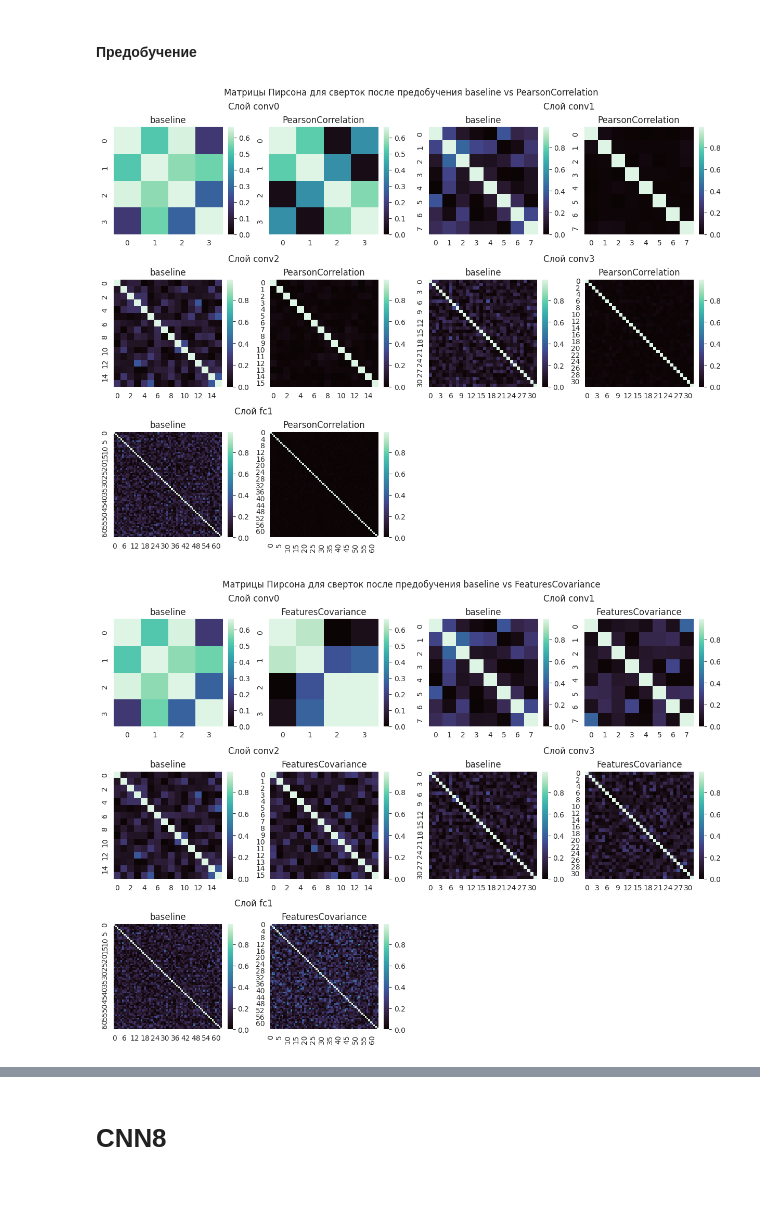
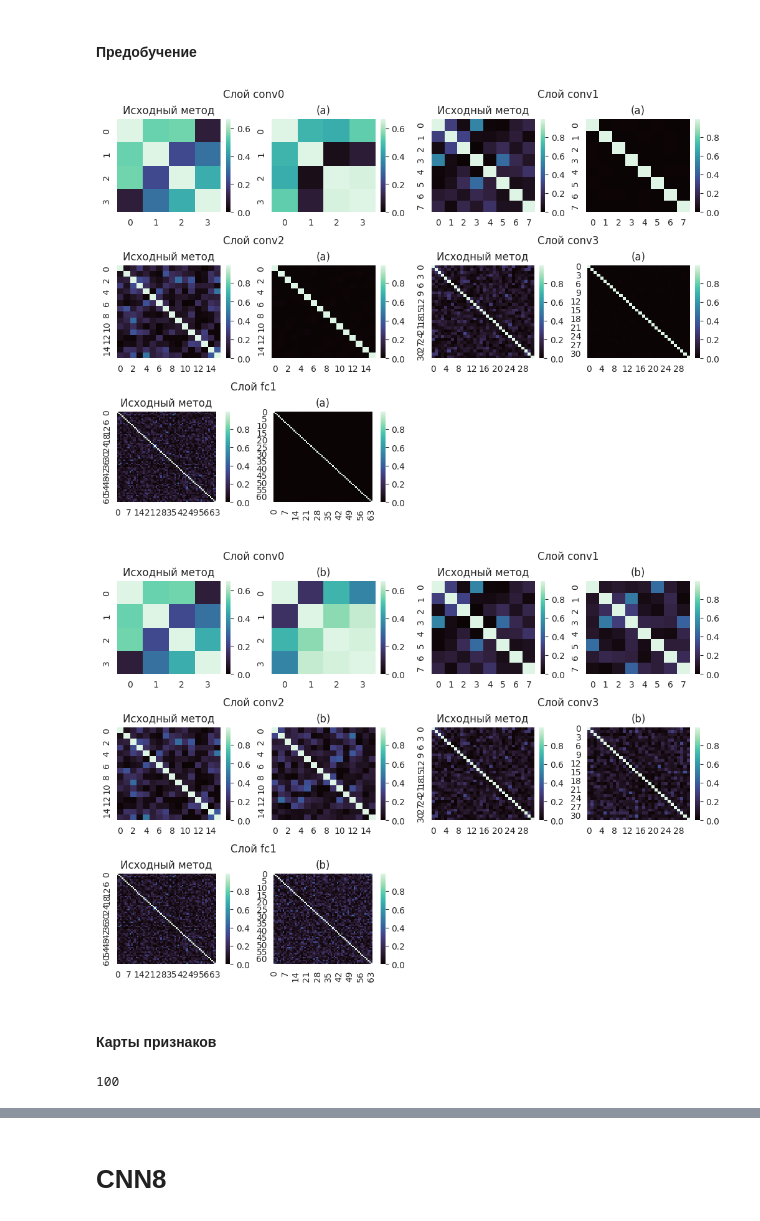
Before and after one commit to NeKita30/Diploma, a Jupyter notebook: StatisticsAnalysis.ipynb, the cells around one changed output, grey strips where cells are left out. Cells and saved outputs as stored; diff of their text form; code cells hidden in the pictures; blank space fills up the shorter version.

```diff
--- a/StatisticsAnalysis.ipynb
+++ b/StatisticsAnalysis.ipynb
@@ -84,21 +180,30 @@ conv_layers = ["conv0", "conv1", "conv2", "conv3", "fc1"]
 # %%
-fig, axs = plt.subplots(1, 3, figsize=(14, 4), sharey=True)
-fig.suptitle("Corrs_L для слоев")
+fig, axs = plt.subplots(1, 4, figsize=(16, 4), sharey=True)
+# fig.suptitle("Corrs_L для слоев")
 
 axs[0].set_title("Baseline")
 for i, layer_name in enumerate(conv_layers):
     axs[0].plot(baseline_stat["corrs_l"][i], label=layer_name)
 axs[0].legend()
+axs[0].set_xlabel("Шаг")
 
-axs[1].set_title("PearsonCorrelation")
+axs[1].set_title("Матрица Пирсона")
 for i, layer_name in enumerate(conv_layers):
     axs[1].plot(pc_stat["corrs_l"][i], label=layer_name)
 axs[1].legend()
+axs[1].set_xlabel("Шаг")
 
-axs[2].set_title("FeaturesCovariance")
+axs[2].set_title("Ковариация признаков")
 for i, layer_name in enumerate(conv_layers):
     axs[2].plot(f_cov_stat["corrs_l"][i], label=layer_name)
 axs[2].legend()
+axs[2].set_xlabel("Шаг")
+
+axs[3].set_title("Ортогонализация")
+for i, layer_name in enumerate(conv_layers):
+    axs[3].plot(f_cov_stat["corrs_l"][i], label=layer_name)
+axs[3].legend()
+axs[3].set_xlabel("Шаг")
 
 print()
 # %% [output]
@@ -122,13 +231,13 @@ print()
 # %% [markdown]
 #### Дообучение
 # %%
-f = open("statistics/baseline_quant_corrls_L.json")
+f = open("statistics/CNN6_baseline_quant_corrls_L.json")
 baseline_stat = json.load(f)
 
-f = open("statistics/pc_quant_corrls_L.json")
+f = open("statistics/CNN6_pc_not_0_0.1_quant_corrls_L.json")
 pc_stat = json.load(f)
 
-f = open("statistics/f_cov_quant_corrls_L.json")
+f = open("statistics/CNN6_f_cov_quant_corrls_L.json")
 f_cov_stat = json.load(f)
 # %%
 fig, axs = plt.subplots(1, 3, figsize=(14, 4), sharey=True)
@@ -167,41 +276,45 @@ from cifar_models import CNN6
 import torch
 
 model_baseline = CNN6()
-model_baseline.load_state_dict(torch.load("models/baseline_pretrain.pt", weights_only=True))
+model_baseline.load_state_dict(torch.load("models/CNN6_baseline_pretrain.pt", weights_only=True))
 model_baseline.eval()
 
+model_ortho = CNN6()
+model_ortho.load_state_dict(torch.load("models/CNN6_ortho_pretrain.pt", weights_only=True))
+model_ortho.eval()
+
 model_pc = CNN6()
-model_pc.load_state_dict(torch.load("models/pc_pretrain.pt", weights_only=True))
+model_pc.load_state_dict(torch.load("models/CNN6_pc_not_0_0.1_pretrain.pt", weights_only=True))
 model_pc.eval()
 
 model_f_cov = CNN6()
-model_f_cov.load_state_dict(torch.load("models/f_cov_pretrain.pt", weights_only=True))
+model_f_cov.load_state_dict(torch.load("models/CNN6_f_cov_pretrain.pt", weights_only=True))
 model_f_cov.eval()
 
 print()
 # %%
 import seaborn as sns
 from PearsonCorrelation import pearson_correlation_mat
 
-fig = plt.figure(constrained_layout=True, figsize=(12, 9))
-fig.suptitle('Матрицы Пирсона для сверток после предобучения baseline vs PearsonCorrelation')
+fig = plt.figure(constrained_layout=True, figsize=(10, 7))
+# fig.suptitle('Матрицы Пирсона для сверток после предобучения baseline vs PearsonCorrelation')
 subfigs = fig.subfigures(nrows=3, ncols=2)
 
 with torch.no_grad():
     for i, layer in enumerate(model_pc.conv_layers):
         sup_ax = subfigs[i // 2][i % 2].subplots(1, 2)
         pm_bl = pearson_correlation_mat(model_baseline.get_submodule(f"{layer}").get_weight())
         pm_pc = pearson_correlation_mat(model_pc.get_submodule(f"{layer}").get_weight())
         sns.heatmap(pm_bl.abs(), cmap="mako", vmin=0, ax=sup_ax[0])
-        sup_ax[0].set_title("baseline")
+        sup_ax[0].set_title("Исходный метод")
         sns.heatmap(pm_pc.abs(), cmap="mako", vmin=0, ax=sup_ax[1])
-        sup_ax[1].set_title("PearsonCorrelation")
+        sup_ax[1].set_title("(a)")
         subfigs[i // 2][i % 2].suptitle(f"Слой {layer}")
 # %% [output]
-[figure, old version]
+[figure, new version]
 # %%
-fig = plt.figure(constrained_layout=True, figsize=(12, 9))
-fig.suptitle('Матрицы Пирсона для сверток после предобучения baseline vs FeaturesCovariance')
+fig = plt.figure(constrained_layout=True, figsize=(10, 7))
+# fig.suptitle('Матрицы Пирсона для сверток после предобучения baseline vs FeaturesCovariance')
 subfigs = fig.subfigures(nrows=3, ncols=2)
 
 with torch.no_grad():
@@ -210,9 +323,33 @@ with torch.no_grad():
         pm_bl = pearson_correlation_mat(model_baseline.get_submodule(f"{layer}").get_weight())
         pm_f_cov = pearson_correlation_mat(model_f_cov.get_submodule(f"{layer}").get_weight())
         sns.heatmap(pm_bl.abs(), cmap="mako", vmin=0, ax=sup_ax[0])
-        sup_ax[0].set_title("baseline")
+        sup_ax[0].set_title("Исходный метод")
         sns.heatmap(pm_f_cov.abs(), cmap="mako", vmin=0, ax=sup_ax[1])
-        sup_ax[1].set_title("FeaturesCovariance")
+        sup_ax[1].set_title("(b)")
         subfigs[i // 2][i % 2].suptitle(f"Слой {layer}")
 # %% [output]
-[figure, old version]
+[figure, new version]
+# %% [markdown]
+#### Карты признаков
+# %%
+import seaborn as sns
+from PearsonCorrelation import pearson_correlation_mat
+from torchvision import datasets
+import torchvision.transforms as transforms
+
+transformer_train = transforms.Compose([
+        transforms.RandomHorizontalFlip(),
+        transforms.RandomRotation(9),
+        transforms.RandomCrop(32, 4),
+        transforms.ToTensor(),
+])
+transformer_test = transforms.Compose([
+        transforms.ToTensor(),
+])
+
+test_set = datasets.CIFAR10("./data", train=False, transform=transformer_test, download=True)
+test_loader = torch.utils.data.DataLoader(test_set, batch_size=100, shuffle=False)
+
+len(test_loader)
+# %% [output]
+100
```
Also changed, not shown: parts of 42 cells of this notebook, 4 other files.
